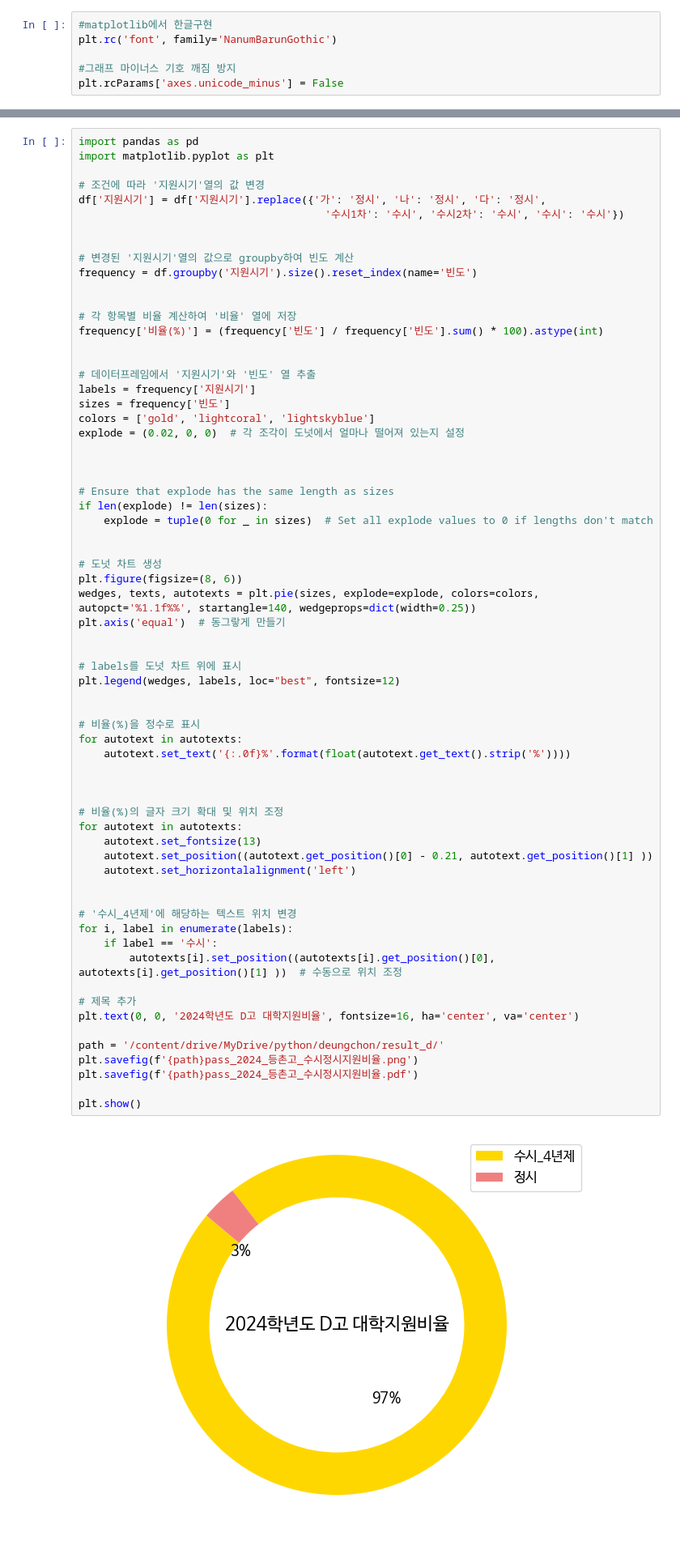
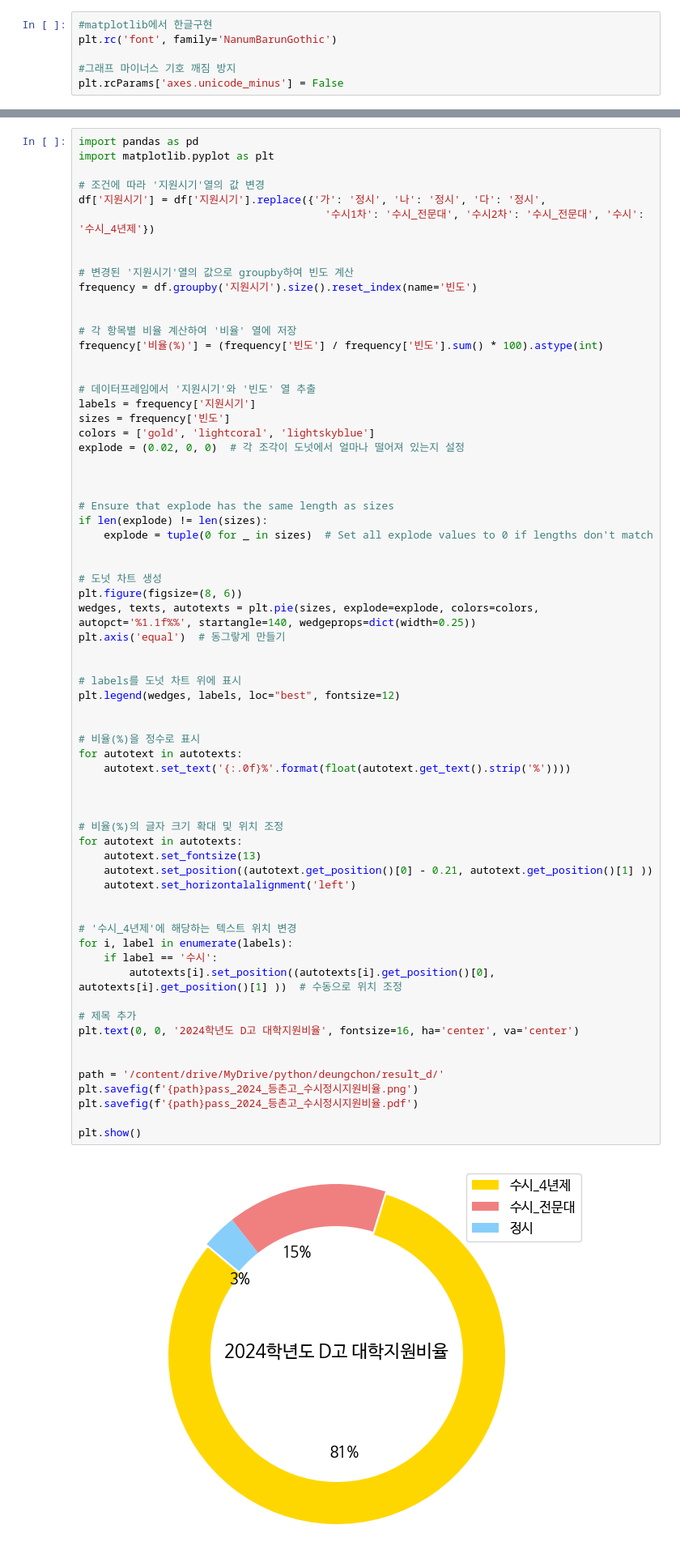
Before and after one commit to ecloguehwang/HSS, a Jupyter notebook: 합불자료정리_2024학년도D고입시.ipynb, the cells around one changed output, grey strips where cells are left out. Shown at 81% size. Drawn from its saved outputs; the diff is of its cells as text.

```diff
--- a/합불자료정리_2024학년도D고입시.ipynb
+++ b/합불자료정리_2024학년도D고입시.ipynb
@@ -43,7 +47,7 @@ import matplotlib.pyplot as plt
 
 # 조건에 따라 '지원시기'열의 값 변경
 df['지원시기'] = df['지원시기'].replace({'가': '정시', '나': '정시', '다': '정시',
-                                       '수시1차': '수시', '수시2차': '수시', '수시': '수시'})
+                                       '수시1차': '수시_전문대', '수시2차': '수시_전문대', '수시': '수시_4년제'})
 
 
 # 변경된 '지원시기'열의 값으로 groupby하여 빈도 계산
@@ -77,31 +81,32 @@ plt.axis('equal')  # 동그랗게 만들기
 plt.legend(wedges, labels, loc="best", fontsize=12)
 
 
 # 비율(%)을 정수로 표시
 for autotext in autotexts:
     autotext.set_text('{:.0f}%'.format(float(autotext.get_text().strip('%'))))
 
 
 
 # 비율(%)의 글자 크기 확대 및 위치 조정
 for autotext in autotexts:
     autotext.set_fontsize(13)
     autotext.set_position((autotext.get_position()[0] - 0.21, autotext.get_position()[1] ))
     autotext.set_horizontalalignment('left')
 
 
 # '수시_4년제'에 해당하는 텍스트 위치 변경
 for i, label in enumerate(labels):
     if label == '수시':
         autotexts[i].set_position((autotexts[i].get_position()[0], autotexts[i].get_position()[1] ))  # 수동으로 위치 조정
 
 # 제목 추가
 plt.text(0, 0, '2024학년도 D고 대학지원비율', fontsize=16, ha='center', va='center')
 
+
 path = '/content/drive/MyDrive/python/deungchon/result_d/'
 plt.savefig(f'{path}pass_2024_등촌고_수시정시지원비율.png')
 plt.savefig(f'{path}pass_2024_등촌고_수시정시지원비율.pdf')
 
 plt.show()
 # %% [output]
-[figure, old version]
+[figure, new version]
```
Also changed, not shown: parts of 25 cells of this notebook.
